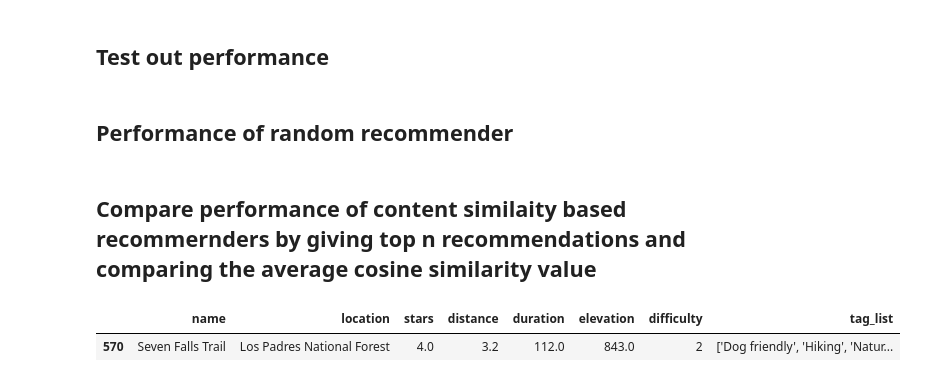
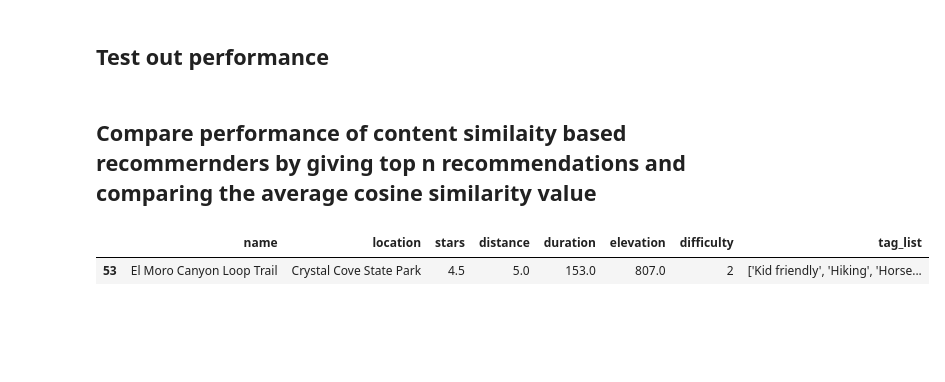
Before and after one commit to limeunhee/next-hike-trail-recommender, a Jupyter notebook: src/4 CB.ipynb, the cells around one changed output. Cells and saved outputs as stored; diff of their text form; code cells hidden in the pictures; blank space fills up the shorter version.

```diff
--- a/src/4 CB.ipynb
+++ b/src/4 CB.ipynb
@@ -47,7 +47,7 @@ def ax_labels(ax, x='', y='', title=''):
 # %% [markdown]
 ## 1. Description based recommender
 # %%
-df = pd.read_csv('csv/combined/CA_trails.csv')
+df = pd.read_csv('../../csv/combined/CA_trails.csv')
 df.head(1)
 # %% [output]
 |  | name | stars | review_count | location | elevation | route_type | short_description | long_description | ... |
@@ -203,17 +275,15 @@ def get_recommendations_by_hybrid_sim(idx, top_n):
     return result
 # %% [markdown]
 ## Test out performance
-# %% [markdown]
-## Performance of random recommender
 # %% [markdown]
 ## Compare performance of content similaity based recommernders by giving top n recommendations and comparing the average cosine similarity value
 # %%
 order = ['name', 'location', 'stars', 'distance', 'duration', 'elevation', 'difficulty', 'tag_list']
 # %%
-df[df.index==570][order]
+df[df.index==53][order]
 # %% [output]
 |  | name | location | stars | distance | duration | elevation | difficulty | tag_list |
-| 570 | Seven Falls Trail | Los Padres National Forest | 4.0 | 3.2 | 112.0 | 843.0 | 2 | ['Dog friendly', 'Hiking', 'Natur... |
+| 53 | El Moro Canyon Loop Trail | Crystal Cove State Park | 4.5 | 5.0 | 153.0 | 807.0 | 2 | ['Kid friendly', 'Hiking', 'Horse... |
 # %%
 get_recommendations_by_feature_sim(570,5)[order]
 # %% [output]
```
Also changed, not shown: parts of 11 cells of this notebook, 6 other files.
